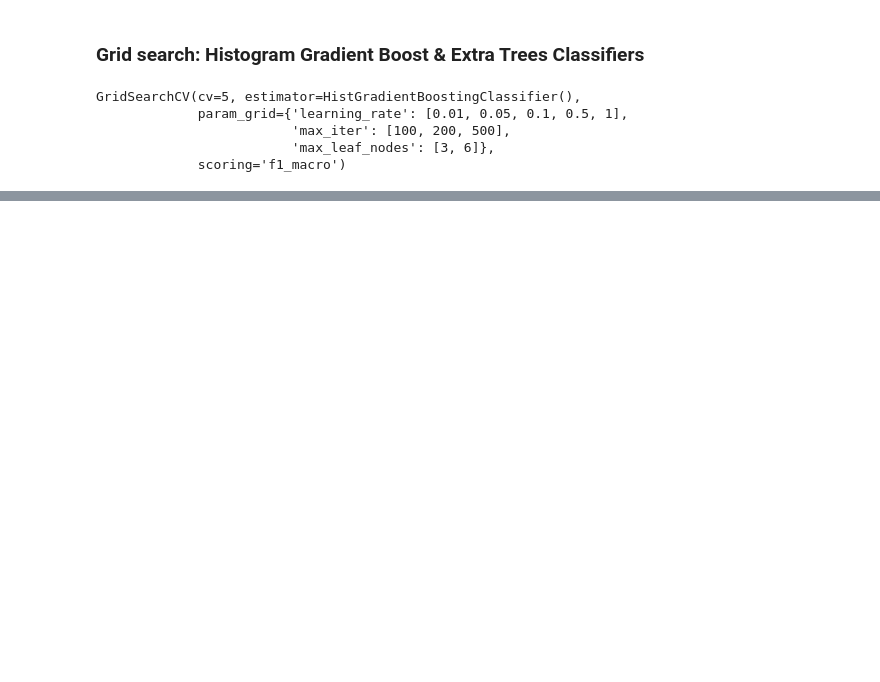
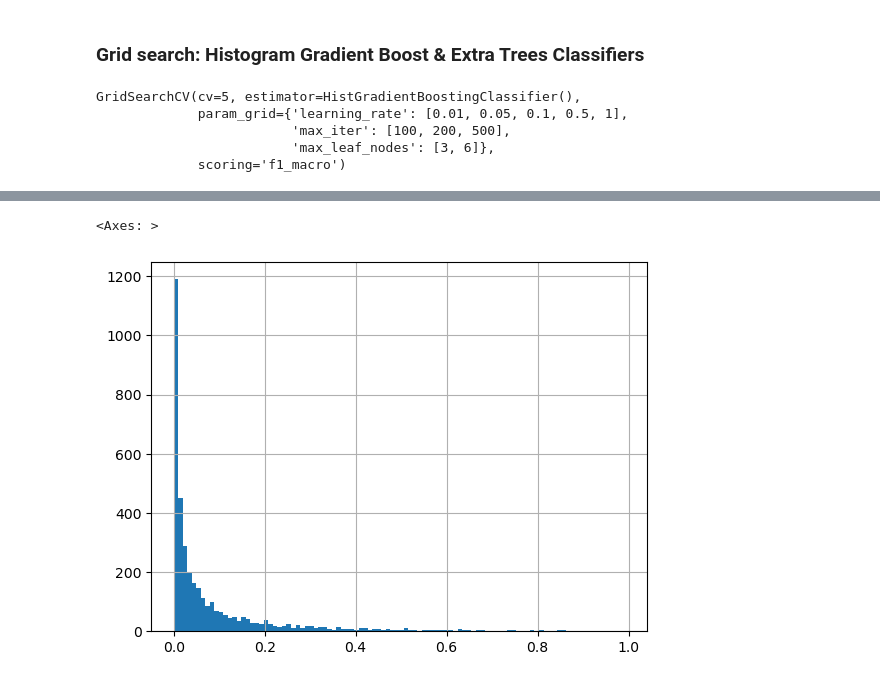
Before and after one commit to TheErdosInstitute-Summer2025-Project/aviation-project, a Jupyter notebook: jupyter-notebooks/model-testing-jake.ipynb, the cells around one changed output, grey strips where cells are left out. Drawn from its saved outputs; the diff is of its cells as text; code cells hidden in the pictures; blank space fills up the shorter version.

```diff
--- a/jupyter-notebooks/model-testing-jake.ipynb
+++ b/jupyter-notebooks/model-testing-jake.ipynb
@@ -140,0 +308,5 @@ grid.fit(X_train,y_train)
+# %%
+probs[1].hist(bins=100)
+# %% [output]
+<Axes: >
+[figure, added]
```
Also changed, not shown: parts of 37 cells of this notebook.
